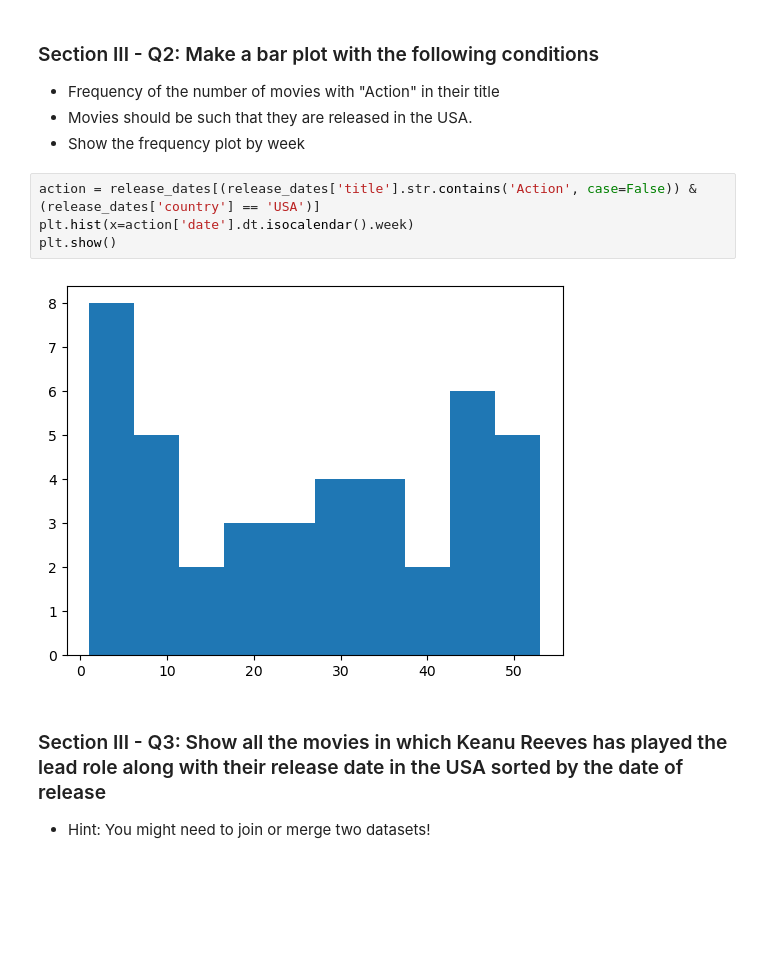
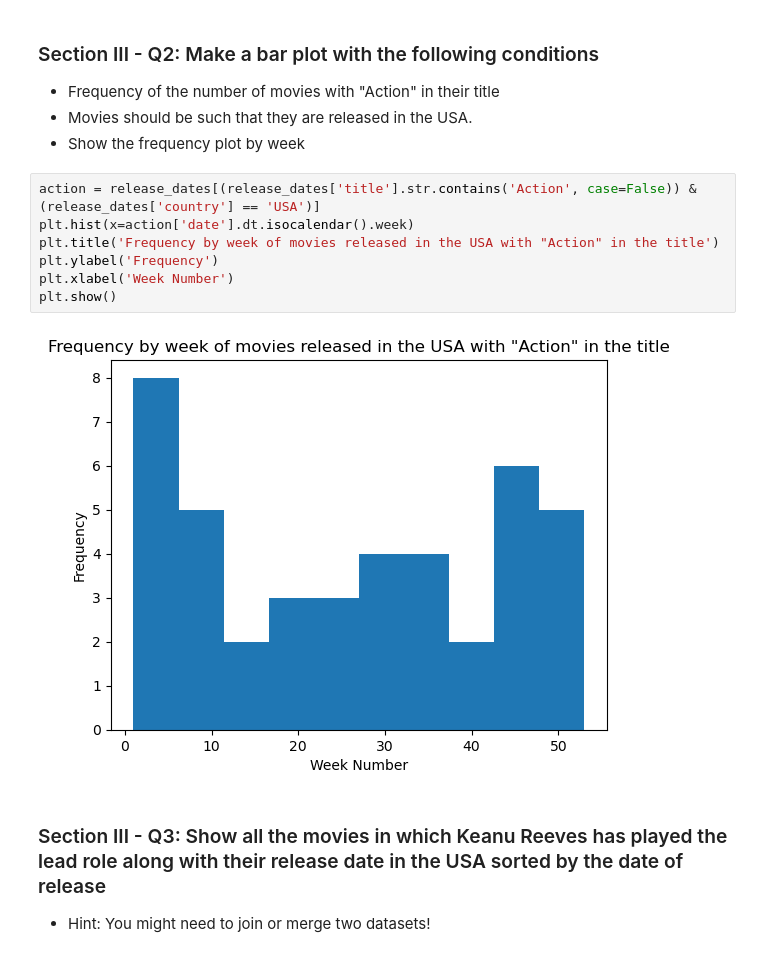
Before and after one commit to springboard-curriculum/mec-mini-projects, a Jupyter notebook: mec-5.3.10-data-wranging-with-pandas-mini-project/Mini_Project_Data_Wrangling_Pandas.ipynb, the cells around one changed output. Cells and saved outputs as stored; diff of their text form; blank space fills up the shorter version.

```diff
--- a/mec-5.3.10-data-wranging-with-pandas-mini-project/Mini_Project_Data_Wrangling_Pandas.ipynb
+++ b/mec-5.3.10-data-wranging-with-pandas-mini-project/Mini_Project_Data_Wrangling_Pandas.ipynb
@@ -583,9 +629,12 @@ plt.show()
 # %%
 action = release_dates[(release_dates['title'].str.contains('Action', case=False)) & (release_dates['country'] == 'USA')]
 plt.hist(x=action['date'].dt.isocalendar().week)
+plt.title('Frequency by week of movies released in the USA with "Action" in the title')
+plt.ylabel('Frequency')
+plt.xlabel('Week Number')
 plt.show()
 # %% [output]
-[figure, old version]
+[figure, new version]
 # %% [markdown]
 ### Section III - Q3: Show all the movies in which Keanu Reeves has played the lead role along with their   release date in the USA sorted by the date of release
 - Hint: You might need to join or merge two datasets!
```
Also changed, not shown: parts of 13 cells of this notebook.
